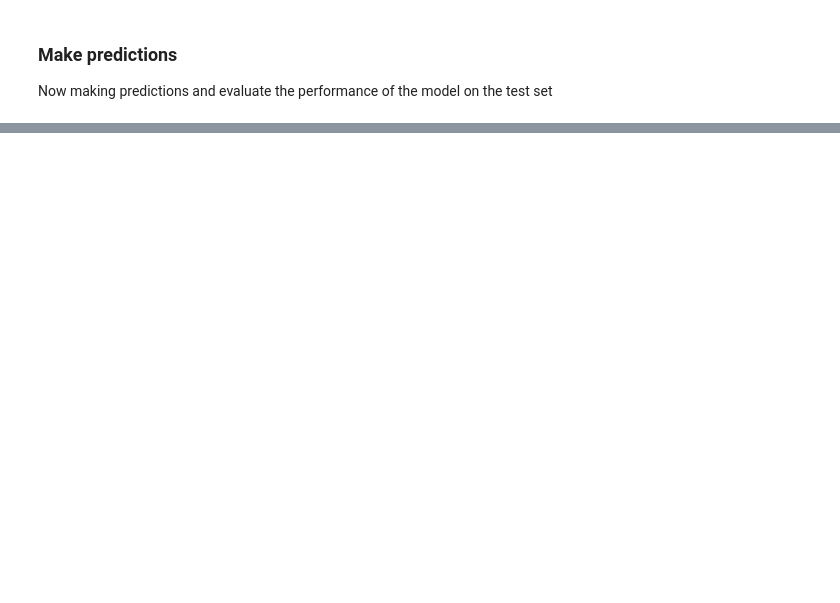
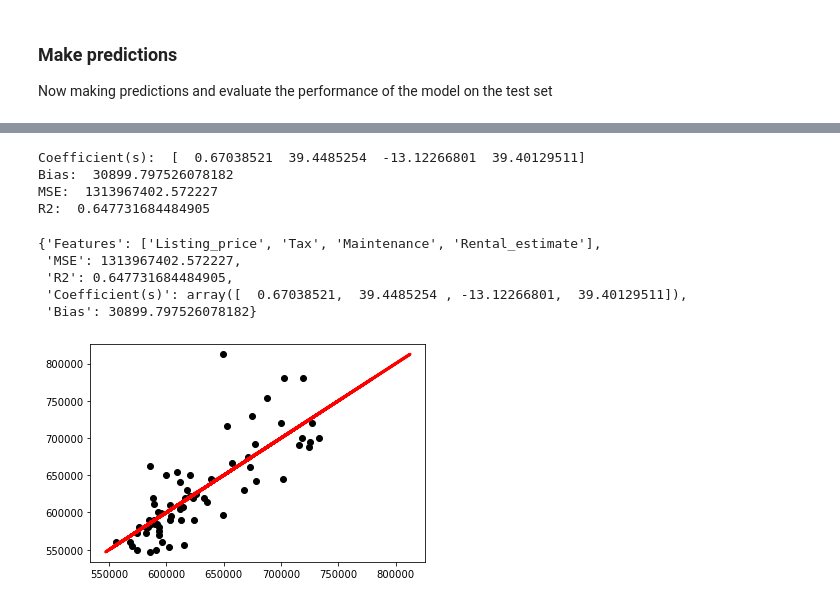
Before and after one commit to ffalohy/Toronto_listings_Part-I-Webscraping, a Jupyter notebook: Machine_Learning_project.ipynb, the cells around one changed output, grey strips where cells are left out. Saved outputs shown, nothing was run; the diff lists cells and outputs as text; code cells hidden in the pictures; blank space fills up the shorter version.

```diff
--- a/Machine_Learning_project.ipynb
+++ b/Machine_Learning_project.ipynb
@@ -244,0 +253,2 @@ Now making predictions and evaluate the performance of the model on the test set
+# %%
+y_pred = lr.predict(X_test)
@@ -244,0 +308,52 @@ Now making predictions and evaluate the performance of the model on the test set
+# %%
+def get_lr_mse_r2(df, list_features):
+    X = df[list_features]
+    y = df['Sold_price']
+    X_train, X_test, y_train, y_test = train_test_split(X, y, test_size = 0.3, random_state = 2020)
+
+    #instantiate and fit
+    lr = LinearRegression()
+    lr.fit(X, y)
+
+    # coefficients & bias
+    coeff = lr.coef_
+    y_int = lr.intercept_
+    print("Coefficient(s): ", coeff)
+    print("Bias: ", y_int)
+
+    # making predictions
+    y_pred = lr.predict(X_test)
+
+    # metrics of performance
+    mse = mean_squared_error(y_test, y_pred)
+    r2 = r2_score(y_test, y_pred)
+    print("MSE: ", mse)
+    print("R2: ", r2)
+
+    # plot
+    plt.scatter(y_pred, y_test.values, color='black',)
+    plt.plot(y_test.values, y_test.values, color='red', linewidth=3)
+
+    # Create an empty dict
+    dict_ = dict()
+    # Populate dicitonary
+    dict_['Features'] = list_features
+    dict_['MSE'] = mse
+    dict_['R2'] = r2
+    dict_['Coefficient(s)'] = coeff
+    dict_['Bias'] = y_int
+
+    return dict_
+# %%
+get_lr_mse_r2(df, ['Listing_price', 'Tax', 'Maintenance', 'Rental_estimate'])
+# %% [output]
+Coefficient(s):  [  0.67038521  39.4485254  -13.12266801  39.40129511]
+Bias:  30899.797526078182
+MSE:  1313967402.572227
+R2:  0.647731684484905
+{'Features': ['Listing_price', 'Tax', 'Maintenance', 'Rental_estimate'],
+ 'MSE': 1313967402.572227,
+ 'R2': 0.647731684484905,
+ 'Coefficient(s)': array([  0.67038521,  39.4485254 , -13.12266801,  39.40129511]),
+ 'Bias': 30899.797526078182}
+[figure, added]
```
Also changed, not shown: parts of 31 cells of this notebook.
